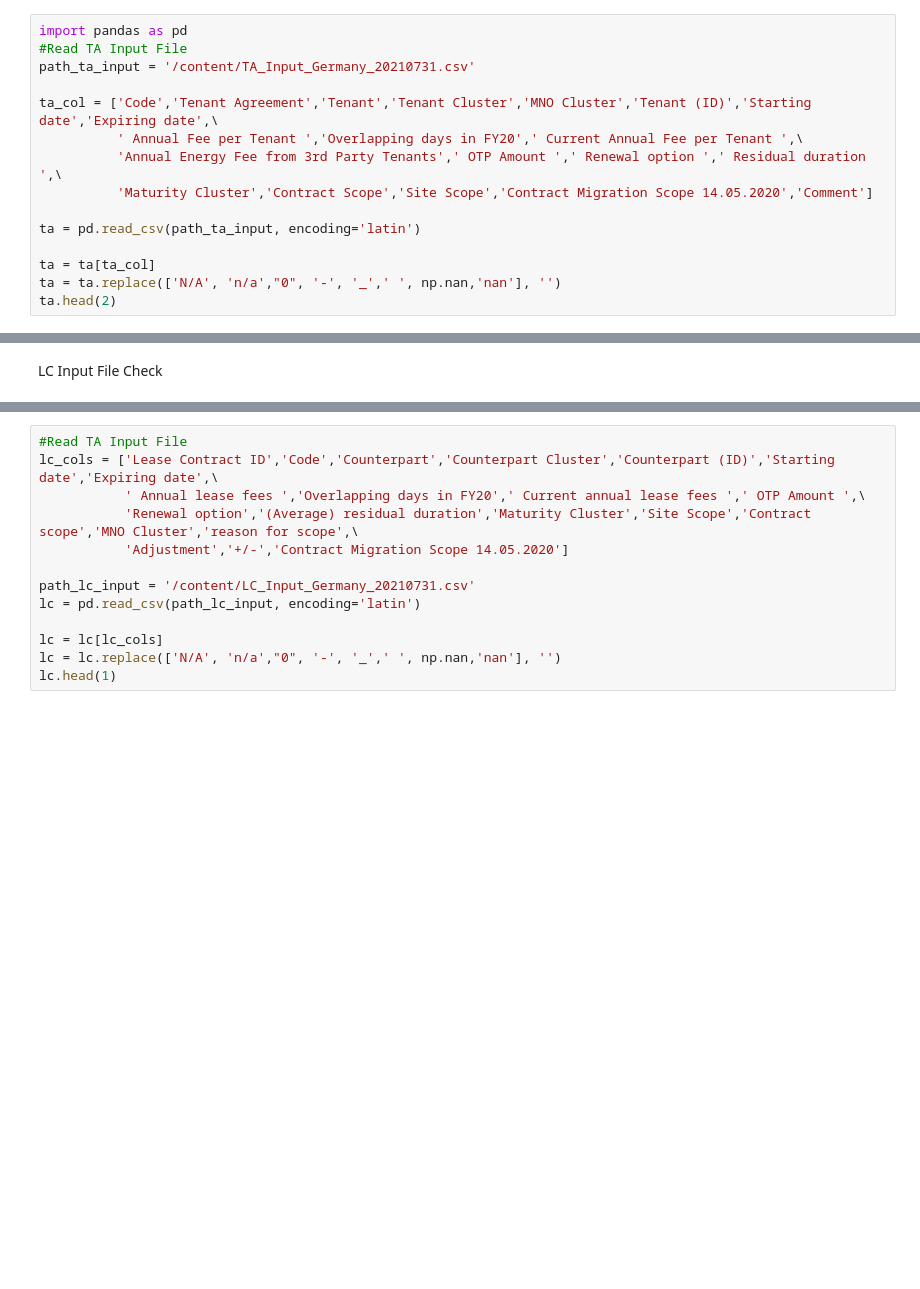
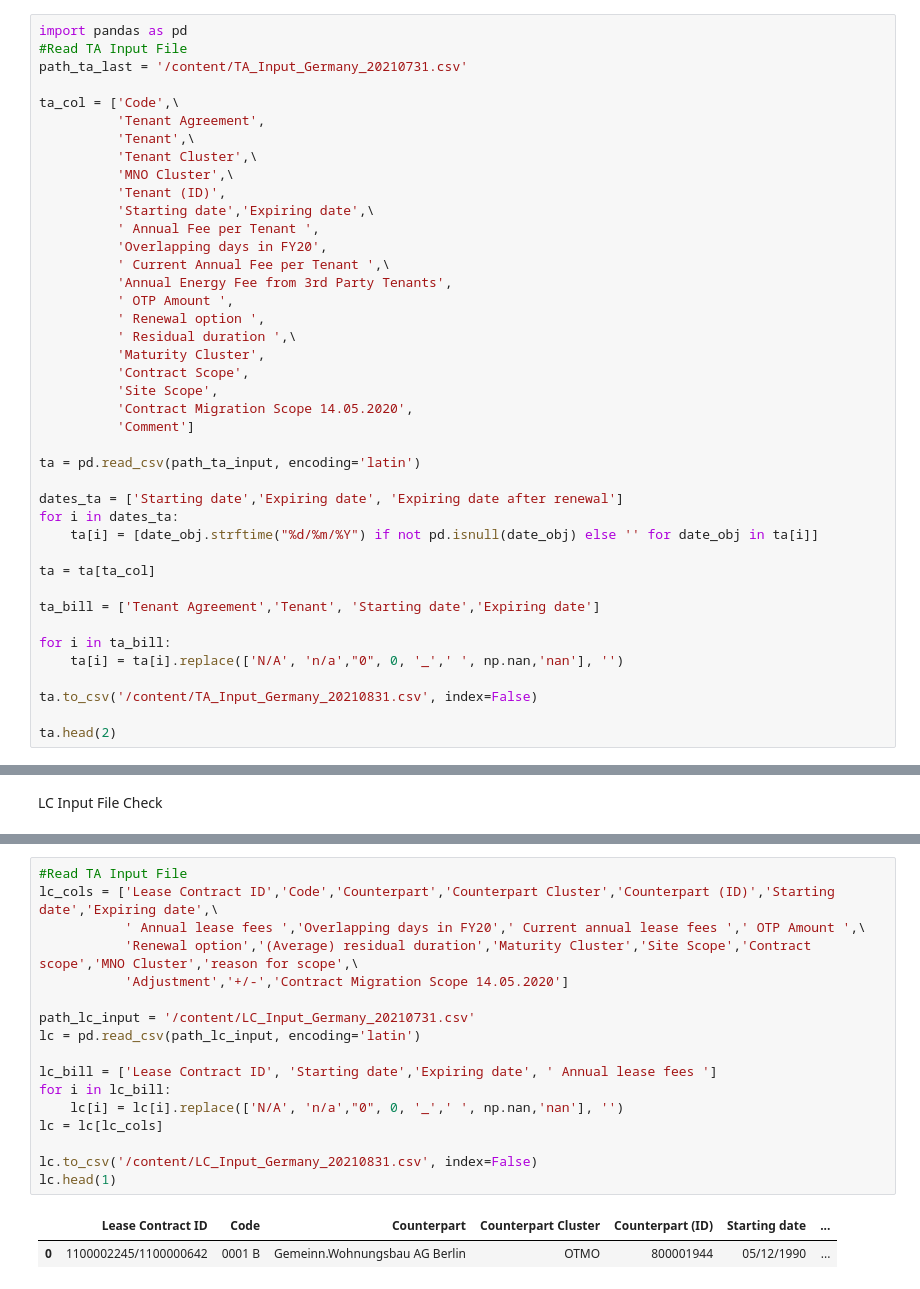
Before and after one commit to emerenan/xlsx_validation, a Jupyter notebook: de_validations.ipynb, the cells around one changed output, grey strips where cells are left out. Cells and saved outputs as stored; diff of their text form; blank space fills up the shorter version.

```diff
--- a/de_validations.ipynb
+++ b/de_validations.ipynb
@@ -1240,15 +661,41 @@ TA Input File Check
 # %%
 import pandas as pd
 #Read TA Input File
-path_ta_input = '/content/TA_Input_Germany_20210731.csv'
+path_ta_last = '/content/TA_Input_Germany_20210731.csv'
 
-ta_col = ['Code','Tenant Agreement','Tenant','Tenant Cluster','MNO Cluster','Tenant (ID)','Starting date','Expiring date',\
-          ' Annual Fee per Tenant ','Overlapping days in FY20',' Current Annual Fee per Tenant ',\
-          'Annual Energy Fee from 3rd Party Tenants',' OTP Amount ',' Renewal option ',' Residual duration ',\
-          'Maturity Cluster','Contract Scope','Site Scope','Contract Migration Scope 14.05.2020','Comment']
+ta_col = ['Code',\
+          'Tenant Agreement',
+          'Tenant',\
+          'Tenant Cluster',\
+          'MNO Cluster',\
+          'Tenant (ID)',
+          'Starting date','Expiring date',\
+          ' Annual Fee per Tenant ',
+          'Overlapping days in FY20',
+          ' Current Annual Fee per Tenant ',\
+          'Annual Energy Fee from 3rd Party Tenants',
+          ' OTP Amount ',
+          ' Renewal option ',
+          ' Residual duration ',\
+          'Maturity Cluster',
+          'Contract Scope',
+          'Site Scope',
+          'Contract Migration Scope 14.05.2020',
+          'Comment']
 
 ta = pd.read_csv(path_ta_input, encoding='latin')
 
+dates_ta = ['Starting date','Expiring date', 'Expiring date after renewal']
+for i in dates_ta:
+    ta[i] = [date_obj.strftime("%d/%m/%Y") if not pd.isnull(date_obj) else '' for date_obj in ta[i]]
+
 ta = ta[ta_col]
-ta = ta.replace(['N/A', 'n/a',"0", '-', '_',' ', np.nan,'nan'], '')
+
+ta_bill = ['Tenant Agreement','Tenant', 'Starting date','Expiring date']
+
+for i in ta_bill:
+    ta[i] = ta[i].replace(['N/A', 'n/a',"0", 0, '_',' ', np.nan,'nan'], '')
+
+ta.to_csv('/content/TA_Input_Germany_20210831.csv', index=False)
+
 ta.head(2)
@@ -1477,13 +752,20 @@ LC Input File Check
 # %%
 #Read TA Input File
 lc_cols = ['Lease Contract ID','Code','Counterpart','Counterpart Cluster','Counterpart (ID)','Starting date','Expiring date',\
            ' Annual lease fees ','Overlapping days in FY20',' Current annual lease fees ',' OTP Amount ',\
            'Renewal option','(Average) residual duration','Maturity Cluster','Site Scope','Contract scope','MNO Cluster','reason for scope',\
            'Adjustment','+/-','Contract Migration Scope 14.05.2020']
 
 path_lc_input = '/content/LC_Input_Germany_20210731.csv'
 lc = pd.read_csv(path_lc_input, encoding='latin')
 
+lc_bill = ['Lease Contract ID', 'Starting date','Expiring date', ' Annual lease fees ']
+for i in lc_bill:
+    lc[i] = lc[i].replace(['N/A', 'n/a',"0", 0, '_',' ', np.nan,'nan'], '')
 lc = lc[lc_cols]
-lc = lc.replace(['N/A', 'n/a',"0", '-', '_',' ', np.nan,'nan'], '')
+
+lc.to_csv('/content/LC_Input_Germany_20210831.csv', index=False)
 lc.head(1)
+# %% [output]
+|  | Lease Contract ID | Code | Counterpart | Counterpart Cluster | Counterpart (ID) | Starting date | ... |
+| 0 | 1100002245/1100000642 | 0001 B | Gemeinn.Wohnungsbau AG Berlin | OTMO | 800001944 | 05/12/1990 | ... |
```
Also changed, not shown: parts of 60 cells of this notebook.
